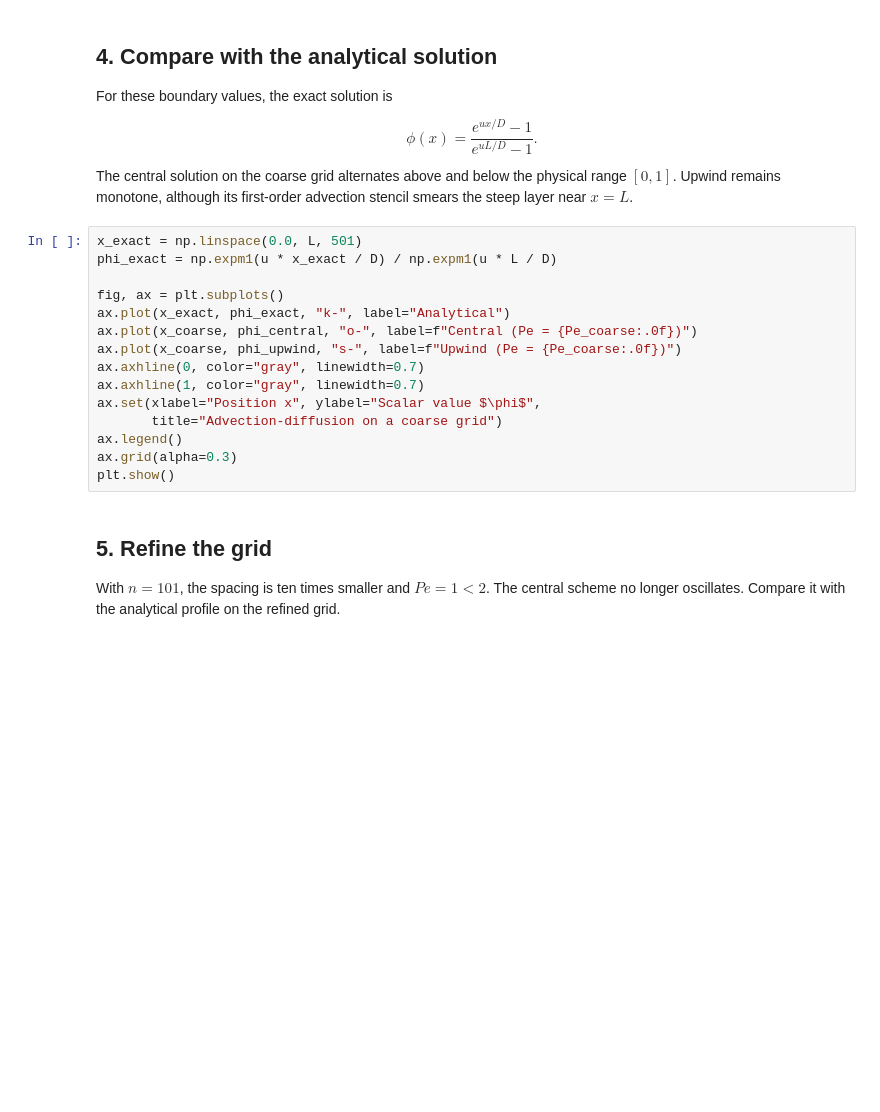
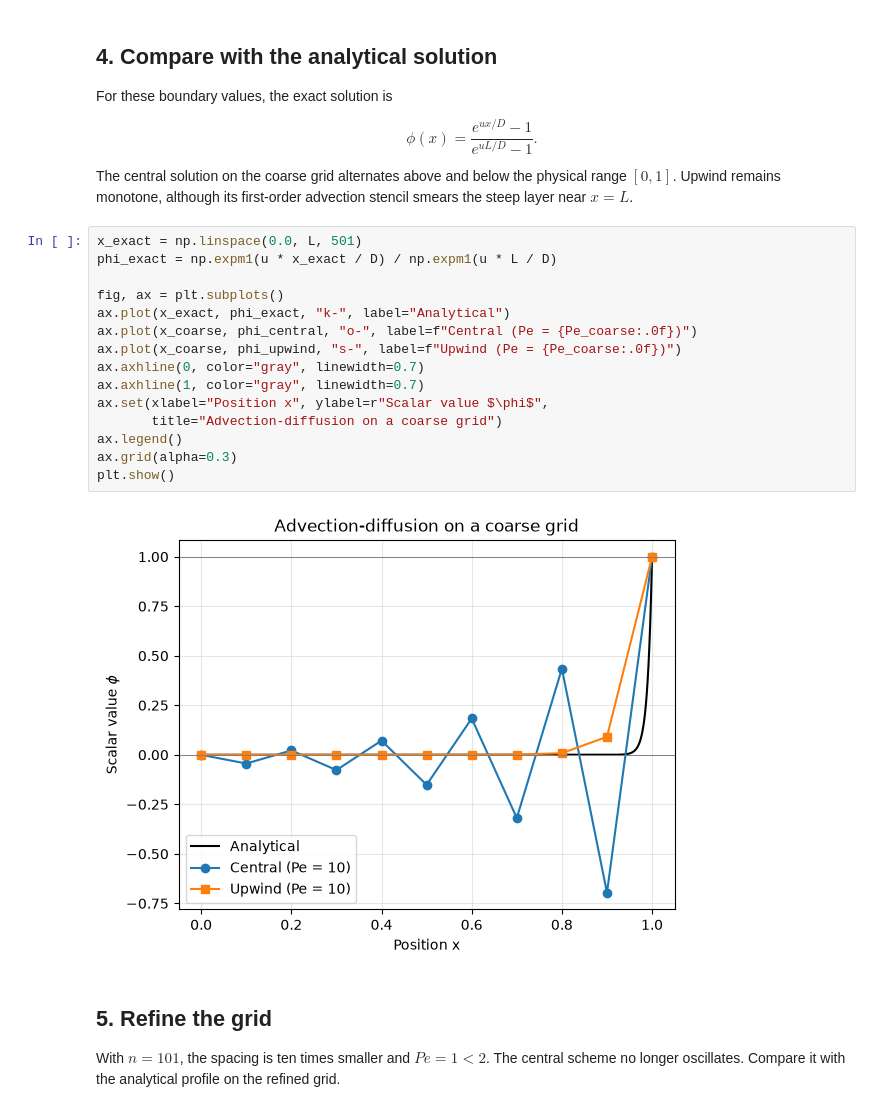
Before and after one commit to process-intelligence-research/computational_practicum_lecture_coding, a Jupyter notebook: q1_lecture_6/02_advection_diffusion_central_upwind.ipynb, the cells around one changed output. Drawn from its saved outputs; the diff is of its cells as text; blank space fills up the shorter version.

```diff
--- a/q1_lecture_6/02_advection_diffusion_central_upwind.ipynb
+++ b/q1_lecture_6/02_advection_diffusion_central_upwind.ipynb
@@ -137,18 +139,20 @@ The central solution on the coarse grid alternates above and below the physical
 # %%
 x_exact = np.linspace(0.0, L, 501)
 phi_exact = np.expm1(u * x_exact / D) / np.expm1(u * L / D)
 
 fig, ax = plt.subplots()
 ax.plot(x_exact, phi_exact, "k-", label="Analytical")
 ax.plot(x_coarse, phi_central, "o-", label=f"Central (Pe = {Pe_coarse:.0f})")
 ax.plot(x_coarse, phi_upwind, "s-", label=f"Upwind (Pe = {Pe_coarse:.0f})")
 ax.axhline(0, color="gray", linewidth=0.7)
 ax.axhline(1, color="gray", linewidth=0.7)
-ax.set(xlabel="Position x", ylabel="Scalar value $\phi$",
+ax.set(xlabel="Position x", ylabel=r"Scalar value $\phi$",
        title="Advection-diffusion on a coarse grid")
 ax.legend()
 ax.grid(alpha=0.3)
 plt.show()
+# %% [output]
+[figure, added]
 # %% [markdown]
 ## 5. Refine the grid
 
```
Also changed, not shown: parts of 2 cells of this notebook.
